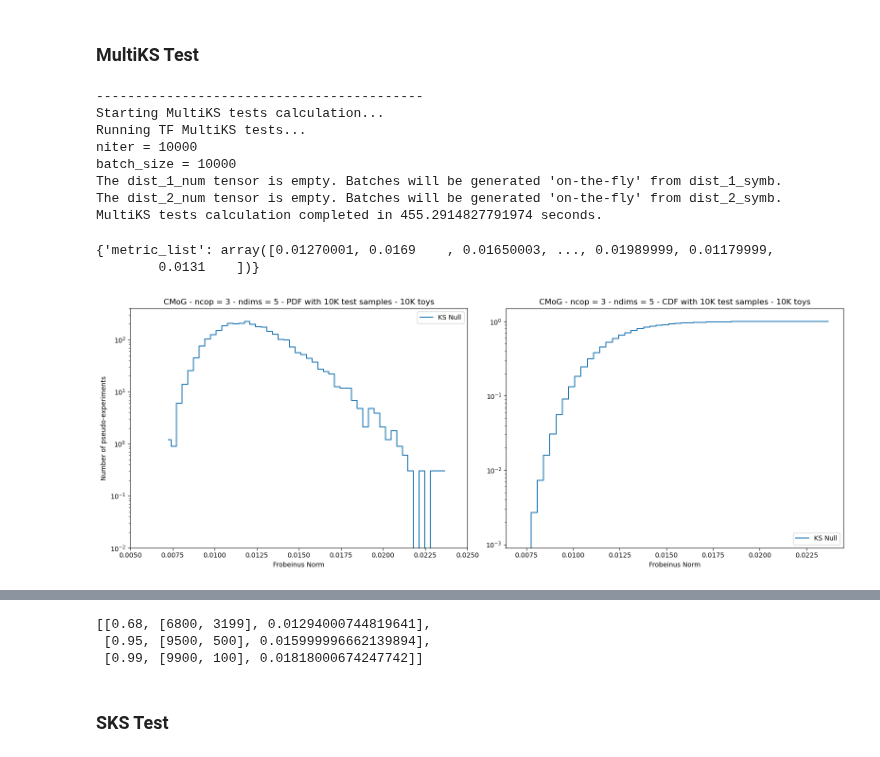
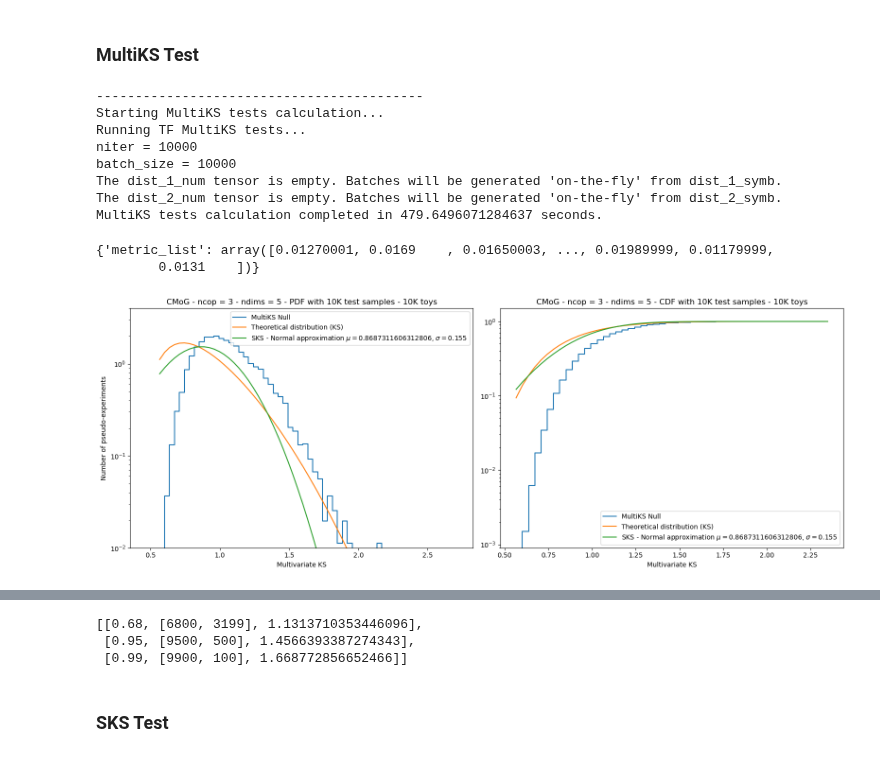
Before and after one commit to TwoSampleTests/GenerativeModelsMetrics, a Jupyter notebook: notebooks/Analysis.ipynb, the cells around one changed output, grey strips where cells are left out. Drawn from its saved outputs; the diff is of its cells as text; code cells hidden in the pictures.

```diff
--- a/notebooks/Analysis.ipynb
+++ b/notebooks/Analysis.ipynb
@@ -166,8 +166,8 @@ Event shapes of distributions:  (5,) (5,)
 # %%
 TwoSampleTestInputs = GMetrics.TwoSampleTestInputs(dist_1_input = dist_1,
                                                    dist_2_input = dist_2,
-                                                   niter = 1_000,
-                                                   batch_size_test = 1_000,
+                                                   niter = 10_000,
+                                                   batch_size_test = 10_000,
                                                    batch_size_gen = 100,
                                                    small_sample_threshold = 1e7,
                                                    dtype_input = tf.float64,
@@ -510,6 +524,6 @@ niter = 10000
 batch_size = 10000
 The dist_1_num tensor is empty. Batches will be generated 'on-the-fly' from dist_1_symb.
 The dist_2_num tensor is empty. Batches will be generated 'on-the-fly' from dist_2_symb.
-MultiKS tests calculation completed in 455.2914827791974 seconds.
+MultiKS tests calculation completed in 479.6496071284637 seconds.
 {'metric_list': array([0.01270001, 0.0169    , 0.01650003, ..., 0.01989999, 0.01179999,
         0.0131    ])}
@@ -518,10 +534,11 @@ start = timer()
 
 nsamples = MultiKSTest.Inputs.batch_size_test
 niter = MultiKSTest.Inputs.niter
+ns = nsamples**2 /(2*nsamples)
 
 scale = 'log'
 num_bins = 50  # number of bins|
-dist_null = np.array(MultiKSTest.Results[-1].result_value["metric_list"])
+dist_null = np.array(MultiKSTest.Results[-1].result_value["metric_list"])*np.sqrt(ns)
 # Compute the mean and standard deviation of the sample and their standard errors
 mu, deltamu, sigma, deltasigma = (np.mean(dist_null), se_mean(dist_null), np.std(dist_null), se_std(dist_null))
 # Minimum and maximum x values
@@ -535,53 +552,53 @@ cum_counts = np.cumsum(counts)/np.sum(counts)
 # Get the bin centers
 bin_centers = (bin_edges[:-1] + bin_edges[1:]) / 2
 # Calculate the theoretical PDF and CDF of the KS distribution for each x value
-#theoretical_pdf_ks = kstwobign.pdf(x)
-#theoretical_cdf_ks = kstwobign.cdf(x)
+theoretical_pdf_ks = kstwobign.pdf(x)
+theoretical_cdf_ks = kstwobign.cdf(x)
 
 # Empirical SKS Normal
-#empirical_pdf_norm = norm.pdf(x, loc=kstwobign.mean(), scale=0.155)
-#empirical_cdf_norm = norm.cdf(x, loc=kstwobign.mean(), scale=0.155)
+empirical_pdf_norm = norm.pdf(x, loc=kstwobign.mean(), scale=kstwobign.std())
+empirical_cdf_norm = norm.cdf(x, loc=kstwobign.mean(), scale=kstwobign.std())
 # Set up the figure and the two subplots
 fig, ax = plt.subplots(1, 2, figsize=(16, 6))
 # Draw the first plot
 ax[0].plot(bin_centers, counts, linestyle = '-', label='MultiKS Null', drawstyle='steps-mid')
-#ax[0].plot(x, theoretical_pdf_ks, label='Theoretical distribution (KS)')
-#ax[0].plot(x, empirical_pdf_norm, label='SKS - Normal approximation $\\mu =$'+str(kstwobign.mean())+', $\\sigma =$'+str(0.155))
+ax[0].plot(x, theoretical_pdf_ks, label='Theoretical distribution (KS)')
+ax[0].plot(x, empirical_pdf_norm, label='SKS - Normal approximation $\\mu =$'+str(kstwobign.mean())+', $\\sigma =$'+str(0.155))
 ax[0].set_yscale(scale)
-ax[0].set_xlim(0.005, 0.025)
-ax[0].set_ylim(0.01, 400)
+ax[0].set_xlim(0.005*np.sqrt(ns), 0.04*np.sqrt(ns))
+ax[0].set_ylim(0.01, 4)
 ax[0].set_xlabel('Multivariate KS')
 ax[0].set_ylabel('Number of pseudo-experiments')
 ax[0].set_title('CMoG - ncop = '+str(ncomp)+' - ndims = '+str(ndims)+' - PDF with '+str(int(nsamples/1000))+'K test samples - '+str(int(niter/1000))+'K toys')
 ax[0].legend(loc='upper right')
 # Draw the second plot
 ax[1].plot(bin_centers, cum_counts, linestyle = '-', label='MultiKS Null', drawstyle='steps-mid')
-#ax[1].plot(x, theoretical_cdf_ks, label='Theoretical distribution (KS)')
-#ax[1].plot(x, empirical_cdf_norm, label='SKS - Normal approximation $\\mu =$'+str(kstwobign.mean())+', $\\sigma =$'+str(0.155))
+ax[1].plot(x, theoretical_cdf_ks, label='Theoretical distribution (KS)')
+ax[1].plot(x, empirical_cdf_norm, label='SKS - Normal approximation $\\mu =$'+str(kstwobign.mean())+', $\\sigma =$'+str(0.155))
 ax[1].set_yscale(scale)
-ax[0].set_xlim(0.005, 0.025)
+ax[0].set_xlim(0.005*np.sqrt(ns), 0.04*np.sqrt(ns))
 ax[1].set_ylim(9e-4, 1.5)
 ax[1].set_xlabel('Multivariate KS')
 ax[1].set_title('CMoG - ncop = '+str(ncomp)+' - ndims = '+str(ndims)+' - CDF with '+str(int(nsamples/1000))+'K test samples - '+str(int(niter/1000))+'K toys')
 ax[1].legend(loc='lower right')
 ## Draw the third plot
 #ax[2].plot(bin_centers, cum_counts, linestyle = '-', label='FN Null', drawstyle='steps-mid')
 ##ax[2].plot(x, theoretical_cdf_ks, label='Theoretical distribution (KS)')
 ##ax[2].plot(x, empirical_cdf_norm, label='SKS - Normal approximation $\\mu =$'+str(kstwobign.mean())+', $\\sigma =$'+str(0.155))
 #ax[2].set_yscale(scale)
 #ax[2].set_xlim(0.25, 2)
 #ax[2].set_ylim(0.8, 1)
 #ax[2].set_xlabel('KS vs SKS')
 #ax[2].set_title('CMoG - ncop = '+str(ncomp)+' - ndims = '+str(ndims)+' - CDF with '+str(int(nsamples/1000))+'K test samples - '+str(int(niter/1000))+'K toys')
 #ax[2].legend(loc='lower right')
 # Adjust the width space
 plt.subplots_adjust(wspace=0.1)  # Adjust this value to your liking
 # Display the figure with the two subplots
 plt.tight_layout()
 #plt.savefig(results_path+'SKS_nsamples_'+str(nsamples)+'_ndims_'+'_'+str(ndims)+'_niter_'+str(niter)+'.pdf')
 plt.show()
 plt.close()
 end = timer()
 print("Time elapsed:", end-start, "seconds.")
 # %% [output]
-[figure, old version]
+[figure, new version]
@@ -590,9 +607,9 @@ Time elapsed: 0.9266068339347839 seconds.
 cl_list = [0.68, 0.95, 0.99]
 [[cl, [int(cl*len(dist_null)), int((1-cl)*len(dist_null))], np.sort(dist_null)[int(len(dist_null)*cl)]] for cl in cl_list]
 # %% [output]
-[[0.68, [6800, 3199], 0.01294000744819641],
- [0.95, [9500, 500], 0.015999996662139894],
- [0.99, [9900, 100], 0.01818000674247742]]
+[[0.68, [6800, 3199], 1.1313710353446096],
+ [0.95, [9500, 500], 1.4566393387274343],
+ [0.99, [9900, 100], 1.668772856652466]]
 # %% [markdown]
 ### SKS Test
 # %%
```
Also changed, not shown: parts of 37 cells of this notebook, 2 other files.
